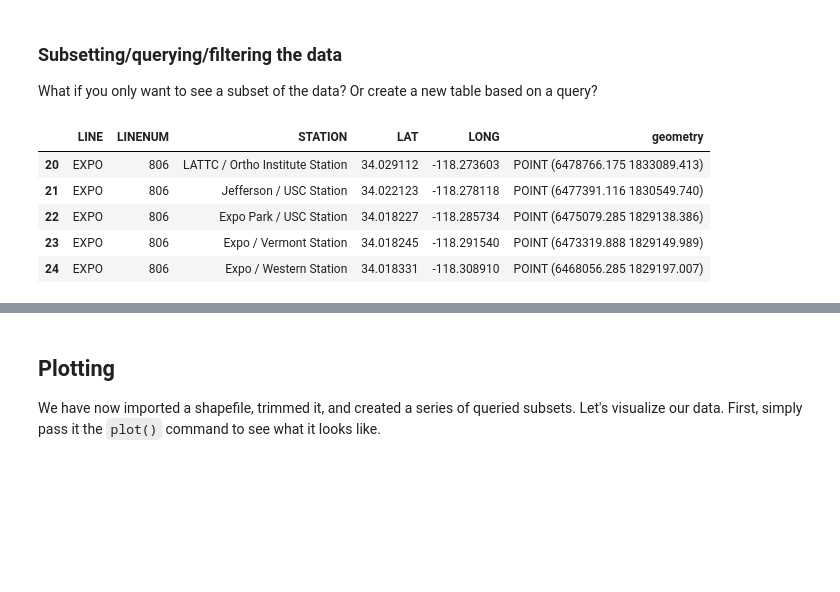
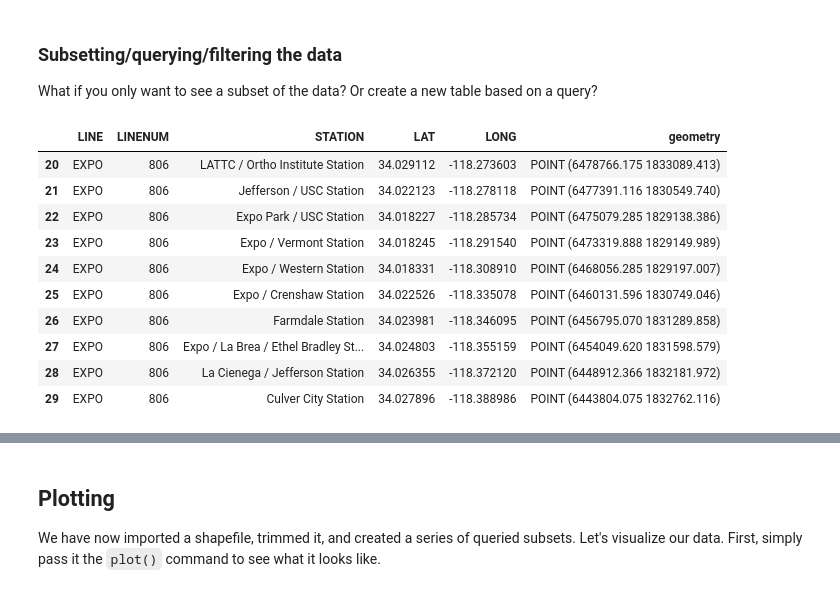
Before and after one commit to yohman/up206a, a Jupyter notebook: Weeks/Week02/W202-PythonandMetro.ipynb, the cells around one changed output, grey strips where cells are left out. Cells and saved outputs as stored; diff of their text form; code cells hidden in the pictures; blank space fills up the shorter version.

```diff
--- a/Weeks/Week02/W202-PythonandMetro.ipynb
+++ b/Weeks/Week02/W202-PythonandMetro.ipynb
@@ -272,12 +272,16 @@ metro_trimmed
 
 What if you only want to see a subset of the data? Or create a new table based on a query?
 # %%
-expo = metro_trimmed[metro.LINE == 'EXPO']
-expo.head()
+metro_trimmed[metro.LINE == 'EXPO']
 # %% [output]
 |  | LINE | LINENUM | STATION | LAT | LONG | geometry |
 | 20 | EXPO | 806 | LATTC / Ortho Institute Station | 34.029112 | -118.273603 | POINT (6478766.175 1833089.413) |
 | 21 | EXPO | 806 | Jefferson / USC Station | 34.022123 | -118.278118 | POINT (6477391.116 1830549.740) |
 | 22 | EXPO | 806 | Expo Park / USC Station | 34.018227 | -118.285734 | POINT (6475079.285 1829138.386) |
 | 23 | EXPO | 806 | Expo / Vermont Station | 34.018245 | -118.291540 | POINT (6473319.888 1829149.989) |
 | 24 | EXPO | 806 | Expo / Western Station | 34.018331 | -118.308910 | POINT (6468056.285 1829197.007) |
+| 25 | EXPO | 806 | Expo / Crenshaw Station | 34.022526 | -118.335078 | POINT (6460131.596 1830749.046) |
+| 26 | EXPO | 806 | Farmdale Station | 34.023981 | -118.346095 | POINT (6456795.070 1831289.858) |
+| 27 | EXPO | 806 | Expo / La Brea / Ethel Bradley St... | 34.024803 | -118.355159 | POINT (6454049.620 1831598.579) |
+| 28 | EXPO | 806 | La Cienega / Jefferson Station | 34.026355 | -118.372120 | POINT (6448912.366 1832181.972) |
+| 29 | EXPO | 806 | Culver City Station | 34.027896 | -118.388986 | POINT (6443804.075 1832762.116) |
```
Also changed, not shown: parts of 22 cells of this notebook, 1 other file.
